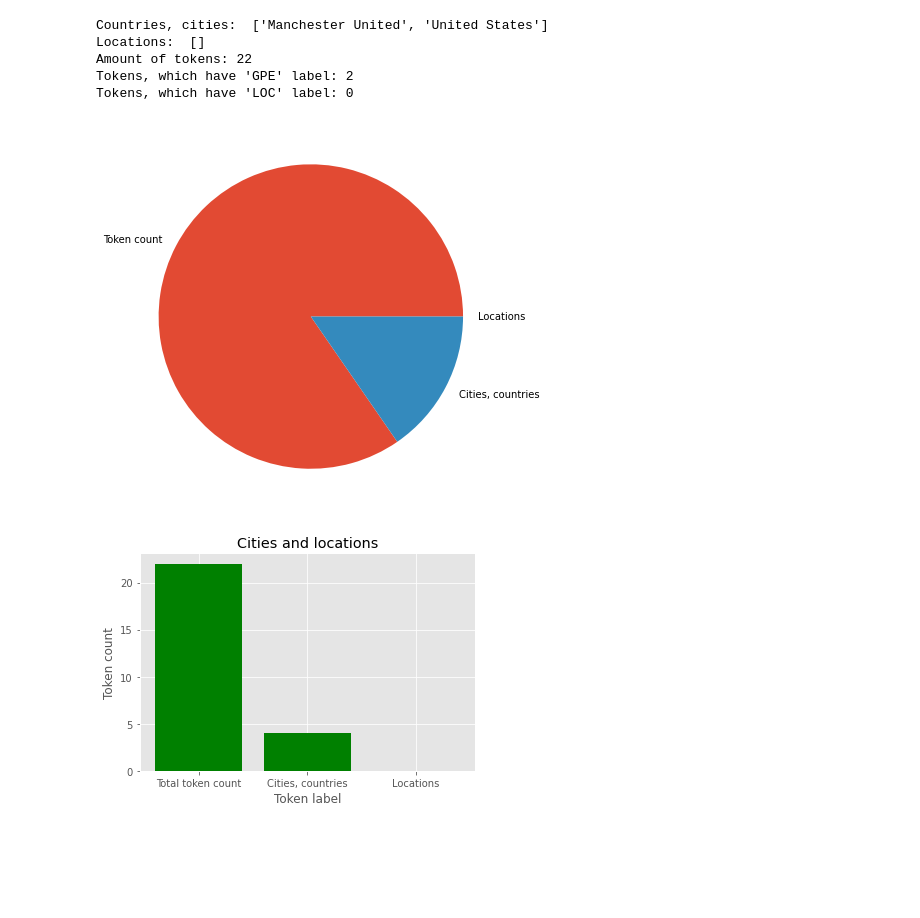
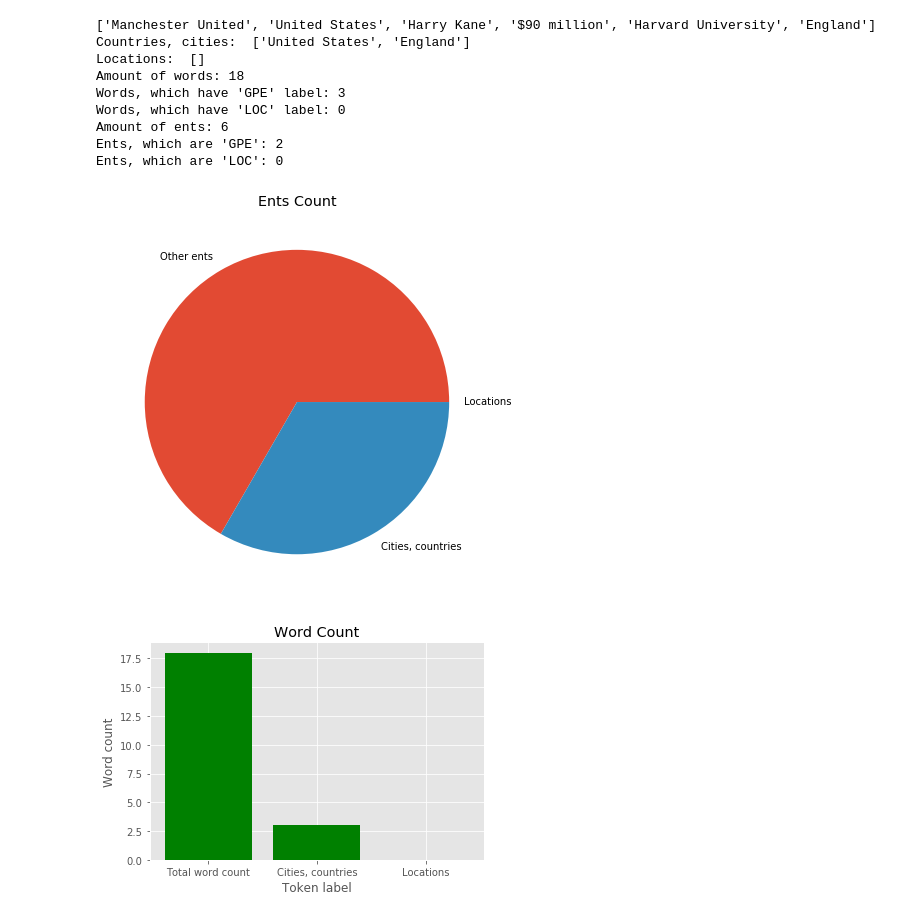
Before and after one commit to Dr1dd/nlp, a Jupyter notebook: Untitled.ipynb, the cells around one changed output. Saved outputs shown, nothing was run; the diff lists cells and outputs as text; code cells hidden in the pictures; blank space fills up the shorter version.

Commit message:
Fixed counters; Pie chart and Bar diagrams have statistics
Fixed counters - there are ent and word counts;
Pie chart shows ent count in the text
Bar Diagram shows how many words are in the text, and how many words belong to 'GPE' and 'LOC' labels

```diff
--- a/Untitled.ipynb
+++ b/Untitled.ipynb
@@ -61,68 +61,86 @@ import numpy as np
 
 nlp = spacy.load('en_core_web_sm')
 text = 'Manchester United, res, United States is looking to sign Harry Kane for $90 million in Harvard University, England'
-# rem_punct = re.sub('[^A-Za-z0-9]+', ' ', text)
+rem_punct = re.sub('[^A-Za-z0-9]+', ' ', text)
 
 doc = nlp(text)
 arr = []
+Allwords = len(nlp(rem_punct))
 GPE_list = []
+GPEWords = 0
 LOC_list = []
+LOCWords = 0
 all_ents_text = []
 all_ents_label = []
-tokenCount= len(doc)
 for ent in doc.ents:
     all_ents_text.append(ent.text)
     all_ents_label.append(ent.label_)
     if (ent.label_ == 'GPE'):
         GPE_list.append(ent.text)
+        x = nlp(ent.text)
+        for word in x:
+            GPEWords = GPEWords + 1
     elif (ent.label_ == 'LOC'):
         LOC_list.append(ent.text)
+        x = nlp(ent.text)
+        for word in x:
+            LOCWords = LOCWords + 1
 GPE_count = len(GPE_list)
 LOC_count = len(LOC_list)
+entCount = len(all_ents_label)
+#print(all_ents_text)
 print("Countries, cities: ", GPE_list)
 print("Locations: ", LOC_list)
 
-print("Amount of tokens: " + str(tokenCount))
-print("Tokens, which have 'GPE' label: " + str(GPE_count))
-print("Tokens, which have 'LOC' label: " + str(LOC_count))
+print("Amount of words: " + str(Allwords))
+print("Words, which have 'GPE' label: " + str(GPEWords))
+print("Words, which have 'LOC' label: " + str(LOCWords))
 
+print("Amount of ents: " + str(entCount))
+print("Ents, which are 'GPE': " + str(GPE_count))
+print("Ents, which are 'LOC': " + str(LOC_count))
 # Pie chart
-labels = ['Token count', 'Cities, countries', 'Locations']
+labels = ['Other ents', 'Cities, countries', 'Locations']
 
-data = [tokenCount, wordgpe, wordloc]
+data = [entCount - (GPE_count + LOC_count), GPE_count, LOC_count]
 
 fig = plt.figure(figsize =(10, 7))
 plt.pie(data, labels = labels)
+plt.title("Ents Count")
 
 plt.show()
 
 # Bar chart
 
 %matplotlib inline
 plt.style.use('ggplot')
 
-x = ['Total token count', 'Cities, countries', 'Locations']
-energy = [tokenCount, wordgpe, wordloc]
+x = ['Total word count', 'Cities, countries', 'Locations']
+energy = [Allwords, GPEWords, LOCWords]
 
 x_pos = [i for i, _ in enumerate(x)]
 
 plt.bar(x_pos, energy, color='green')
 plt.xlabel("Token label")
-plt.ylabel("Token count")
-plt.title("Cities and locations")
+plt.ylabel("Word count")
+plt.title("Word Count")
 
 plt.xticks(x_pos, x)
 
 plt.show()
 
 # Displacy ent visualization
 # options = {'ents': ['GPE', 'LOC']}
 # displacy.serve(doc, style="ent", options=options)
 # %% [output]
-Countries, cities:  ['Manchester United', 'United States']
+['Manchester United', 'United States', 'Harry Kane', '$90 million', 'Harvard University', 'England']
+Countries, cities:  ['United States', 'England']
 Locations:  []
-Amount of tokens: 22
-Tokens, which have 'GPE' label: 2
-Tokens, which have 'LOC' label: 0
+Amount of words: 18
+Words, which have 'GPE' label: 3
+Words, which have 'LOC' label: 0
+Amount of ents: 6
+Ents, which are 'GPE': 2
+Ents, which are 'LOC': 0
-[figure, old version]
+[figure, new version]
-[figure, old version]
+[figure, new version]
```
